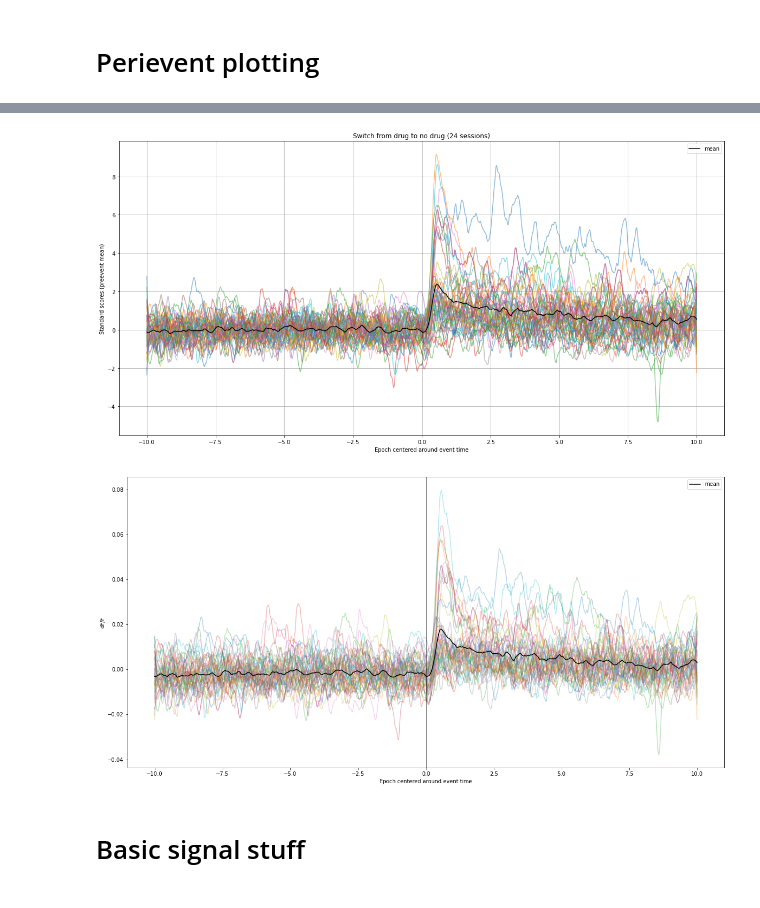
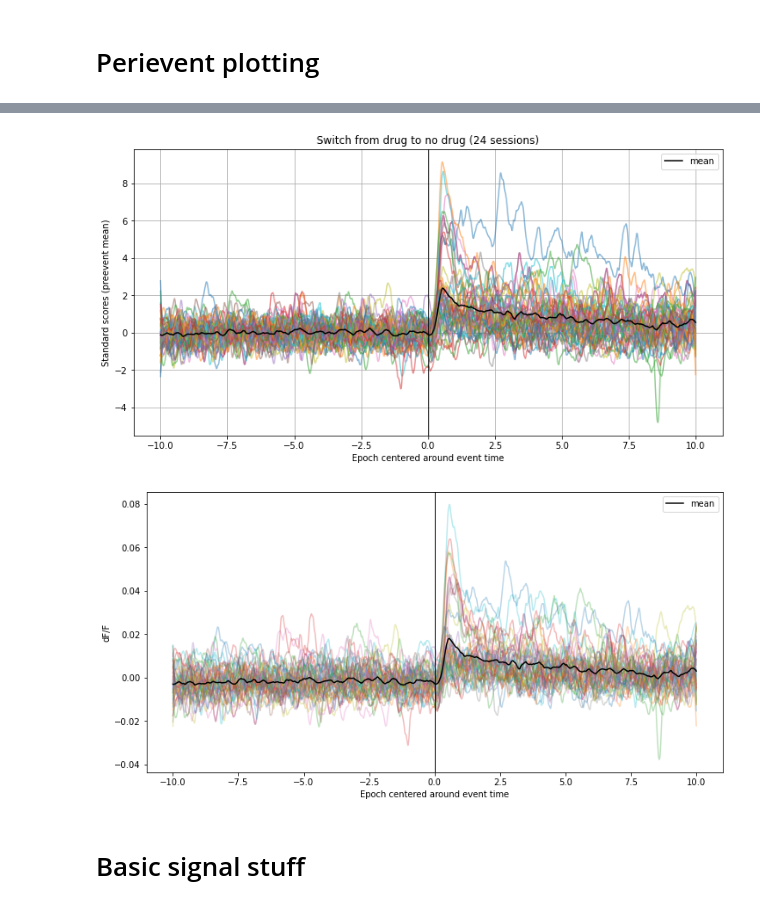
Before and after one commit to matias-ceau/pyfiber, a Jupyter notebook: dev/FIGURES.ipynb, the cells around one changed output, grey strips where cells are left out. Saved outputs shown, nothing was run; the diff lists cells and outputs as text; code cells hidden in the pictures.

```diff
--- a/dev/FIGURES.ipynb
+++ b/dev/FIGURES.ipynb
@@ -80,21 +80,21 @@ Extraction finished, 48 files in 59.47687768936157 seconds
 # %%
-switch_DND.plot('zscores',alpha=0.5,smooth_mean=True,smooth_data=True)
+switch_DND.plot('zscores',alpha=0.5,smooth_mean=True,smooth_data=True,figsize=(12,6))
 plt.title(f'Switch from drug to no drug ({len(AS21Rsessions.names)} sessions)')
 plt.grid(b='True',which='both')
 plt.ylabel('Standard scores (preevent mean)')
 plt.xlabel('Epoch centered around event time')
 plt.legend()
-plt.savefig(dataf+'switchDND.svg',dpi=1200)
+plt.savefig(dataf+'zswitchDND2.svg',dpi=1200)
 # %% [output]
-[figure, old version]
+[figure, new version]
 # %%
-switch_DND.plot('signal')
+switch_DND.plot('signal',figsize=(12,6))
 plt.ylabel('dF/F')
 plt.xlabel('Epoch centered around event time')
 plt.legend()
-plt.savefig(dataf+'switchDND.svg',dpi=1200)
+plt.savefig(dataf+'fswitchDND2.svg',dpi=1200)
 # %% [output]
-[figure, old version]
+[figure, new version]
 # %% [markdown]
 # Basic signal stuff
 # %%
```
Also changed, not shown: parts of 8 cells of this notebook, 8 other files.
